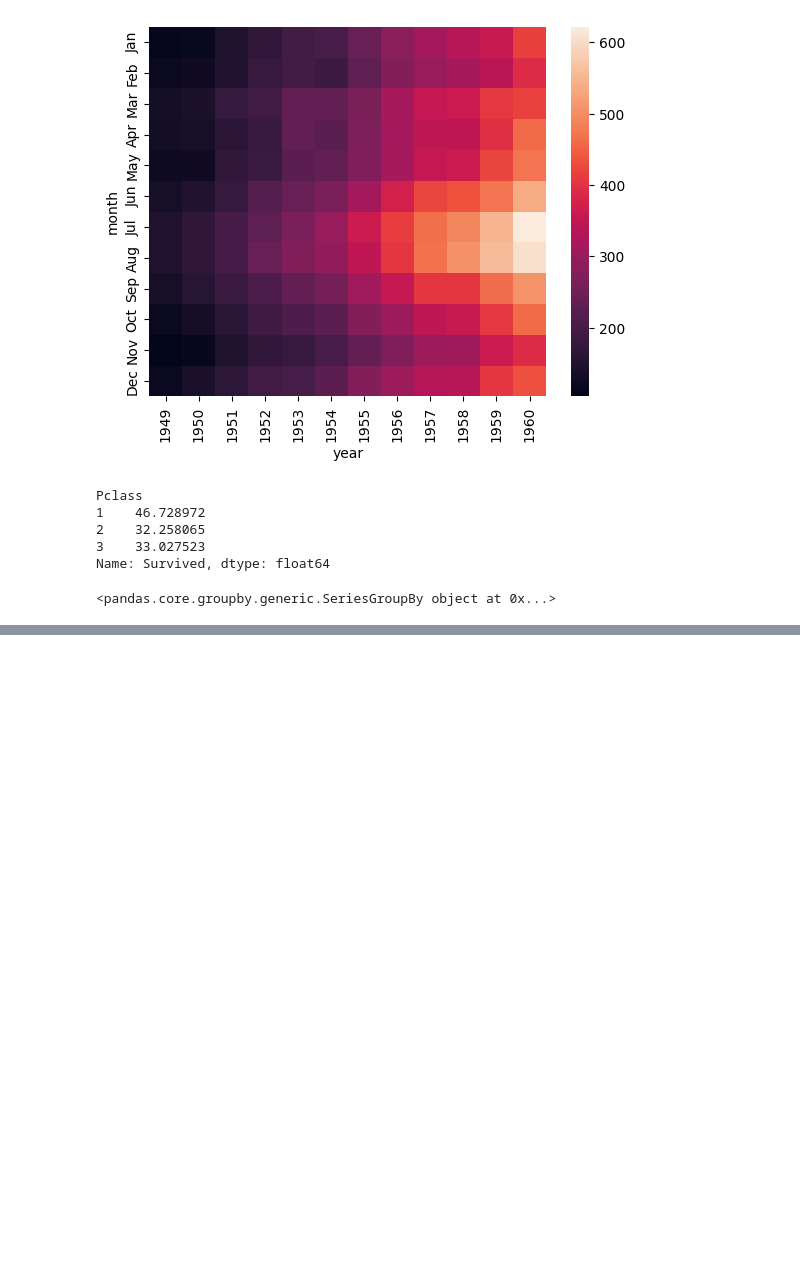
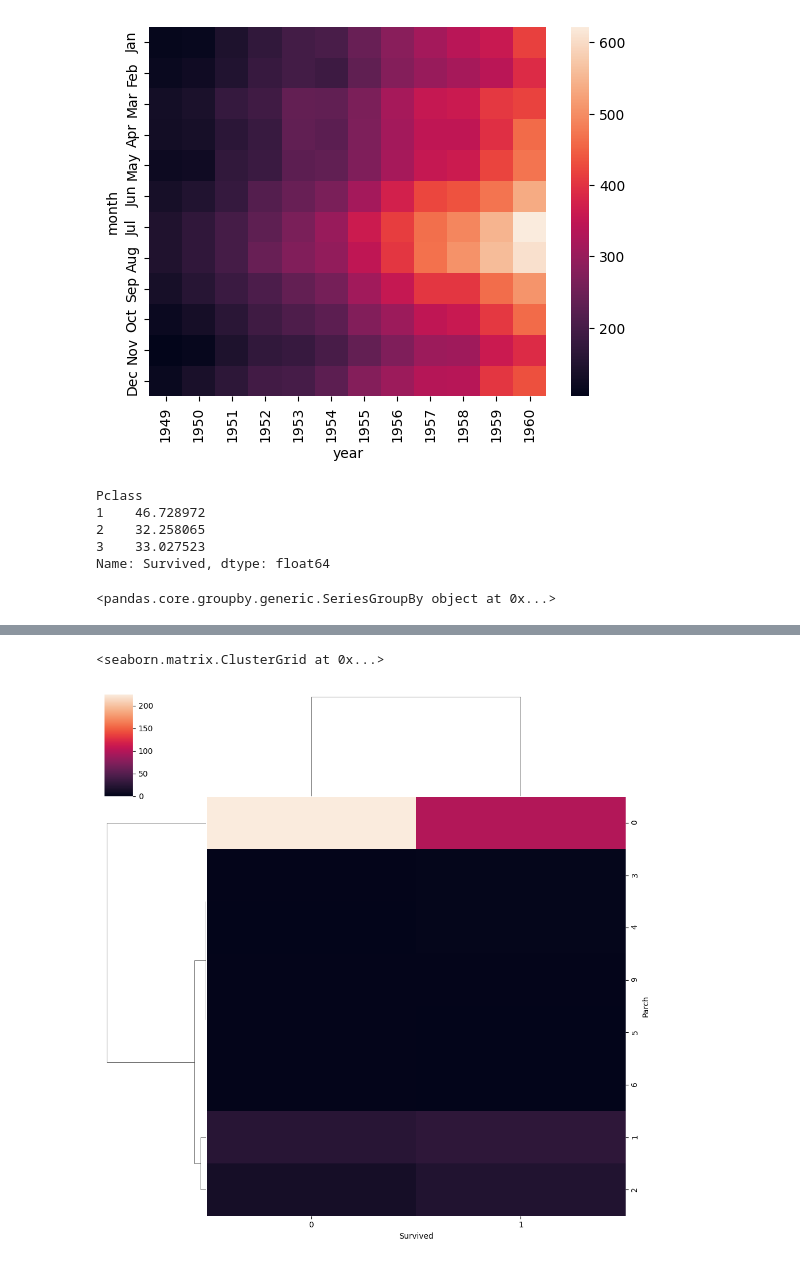
Before and after one commit to Khadijakhalil1/Python, a Jupyter notebook: Ai Task Session/Week6/bivarient/bivarient(Day2).ipynb, the cells around one changed output, grey strips where cells are left out. Cells and saved outputs as stored; diff of their text form; code cells hidden in the pictures; blank space fills up the shorter version.

```diff
--- a/Ai Task Session/Week6/bivarient/bivarient(Day2).ipynb
+++ b/Ai Task Session/Week6/bivarient/bivarient(Day2).ipynb
@@ -169,0 +200,5 @@ titanic.groupby("Embarked")["Survived"]
+# %%
+sns.clustermap(pd.crosstab(titanic["Parch"],titanic["Survived"]))
+# %% [output]
+<seaborn.matrix.ClusterGrid at 0x...>
+[figure, added]
```
Also changed, not shown: parts of 14 cells of this notebook.
